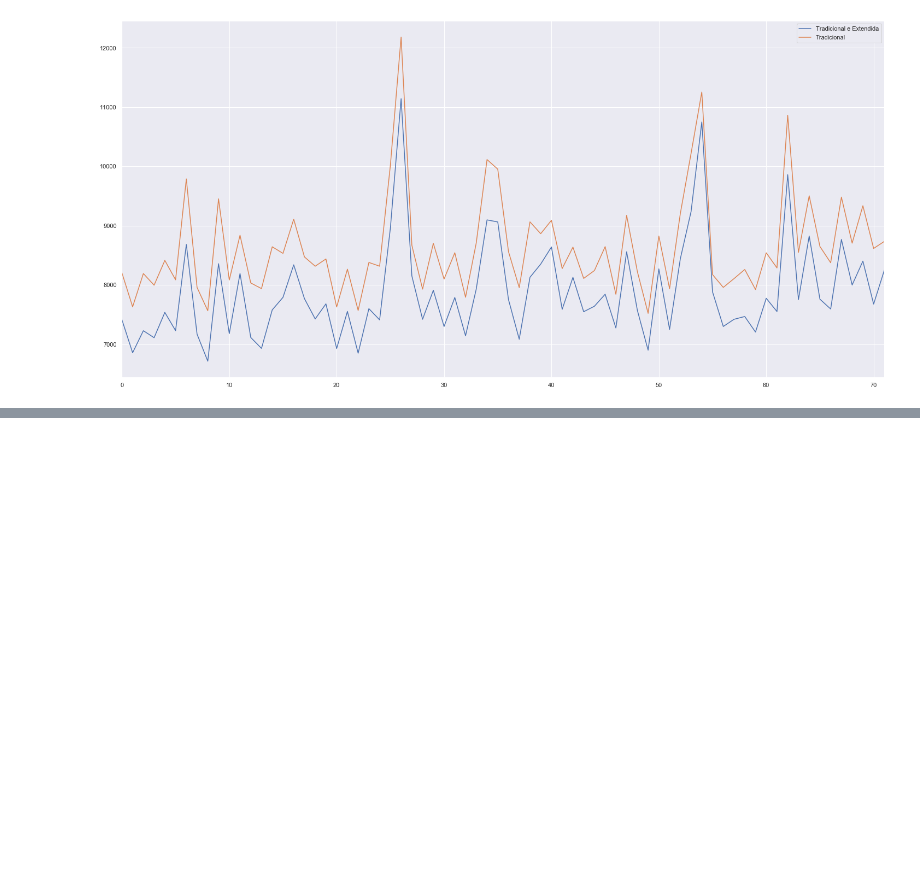
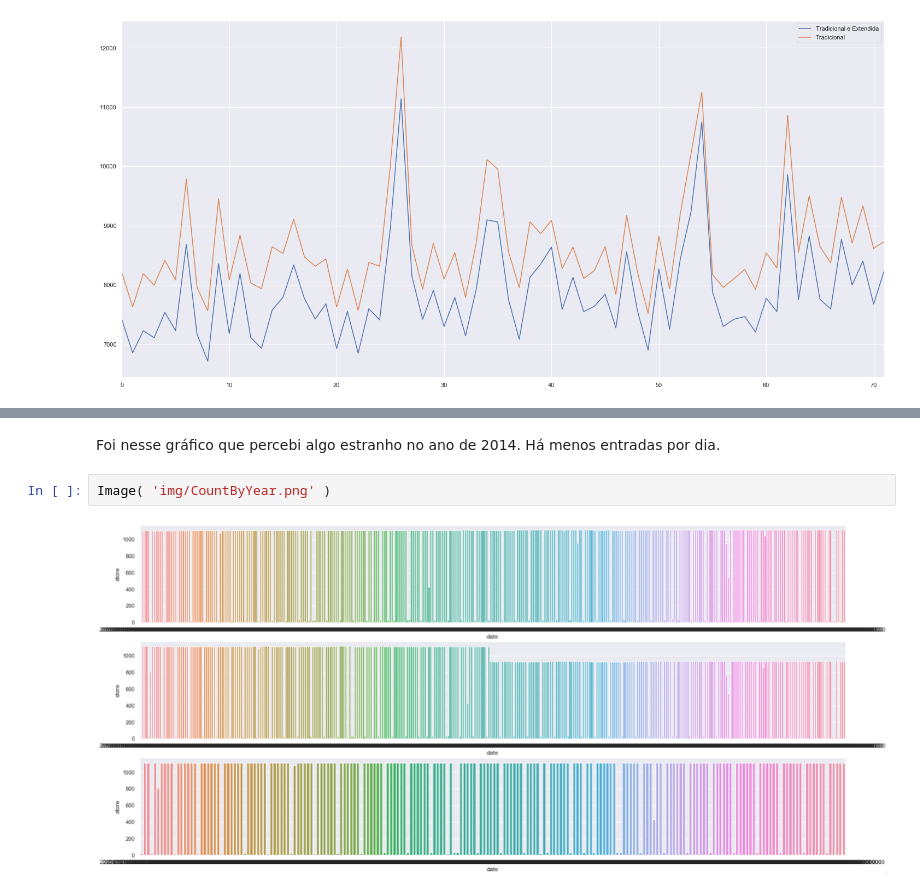
Before and after one commit to igordesouza/ds-em-producao, a Jupyter notebook: m04_v01_store_sales_prediction-Copy1.ipynb, the cells around one changed output, grey strips where cells are left out. Drawn from its saved outputs; the diff is of its cells as text; blank space fills up the shorter version.

```diff
--- a/m04_v01_store_sales_prediction-Copy1.ipynb
+++ b/m04_v01_store_sales_prediction-Copy1.ipynb
@@ -1121,0 +1241,6 @@ ax.legend(labels=['Tradicional e Extendida','Tradicional'])
+# %% [markdown]
+Foi nesse gráfico que percebi algo estranho no ano de 2014. Há menos entradas por dia.
+# %%
+Image( 'img/CountByYear.png' )
+# %% [output]
+[figure, added]
```
Also changed, not shown: parts of 25 cells of this notebook, 1 other file.
